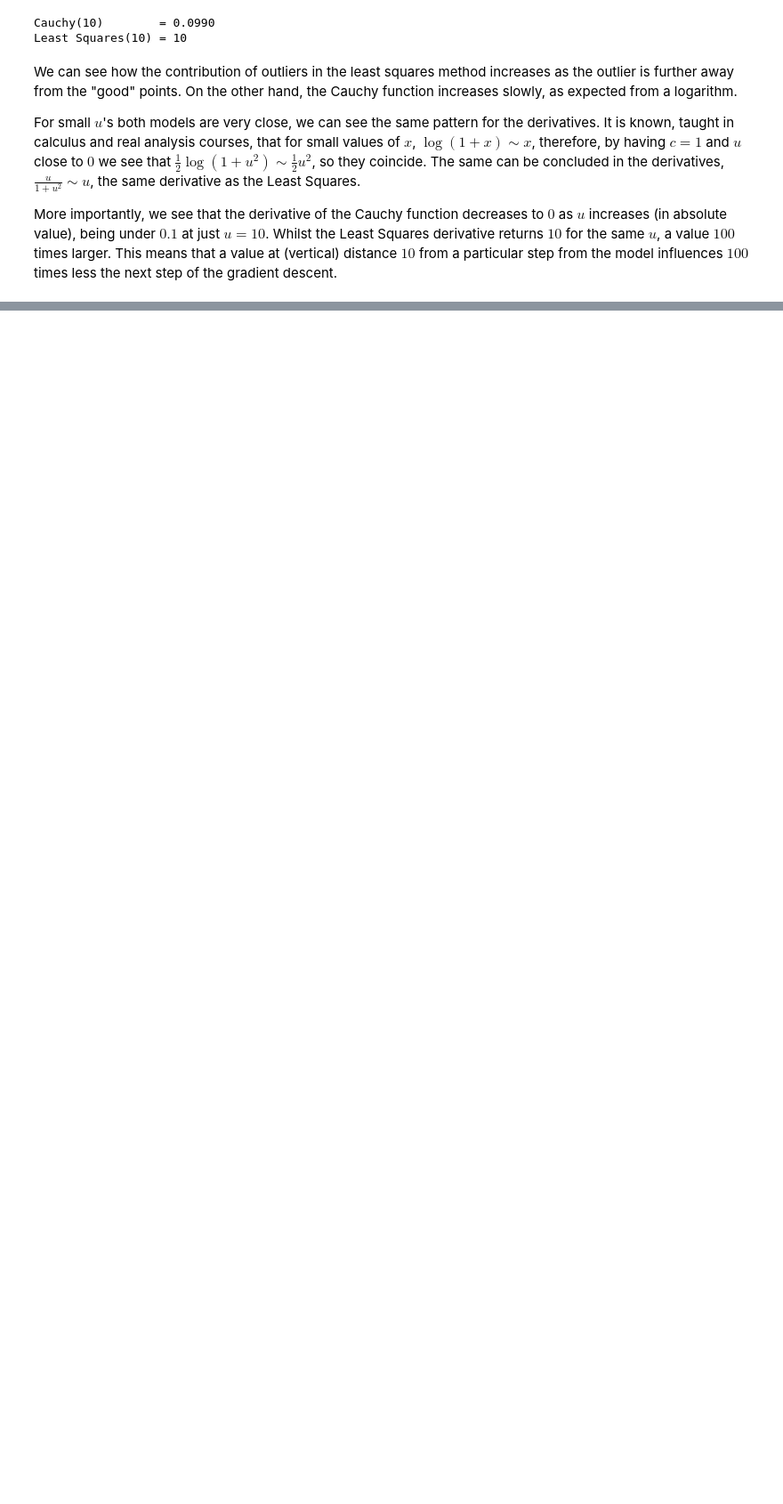
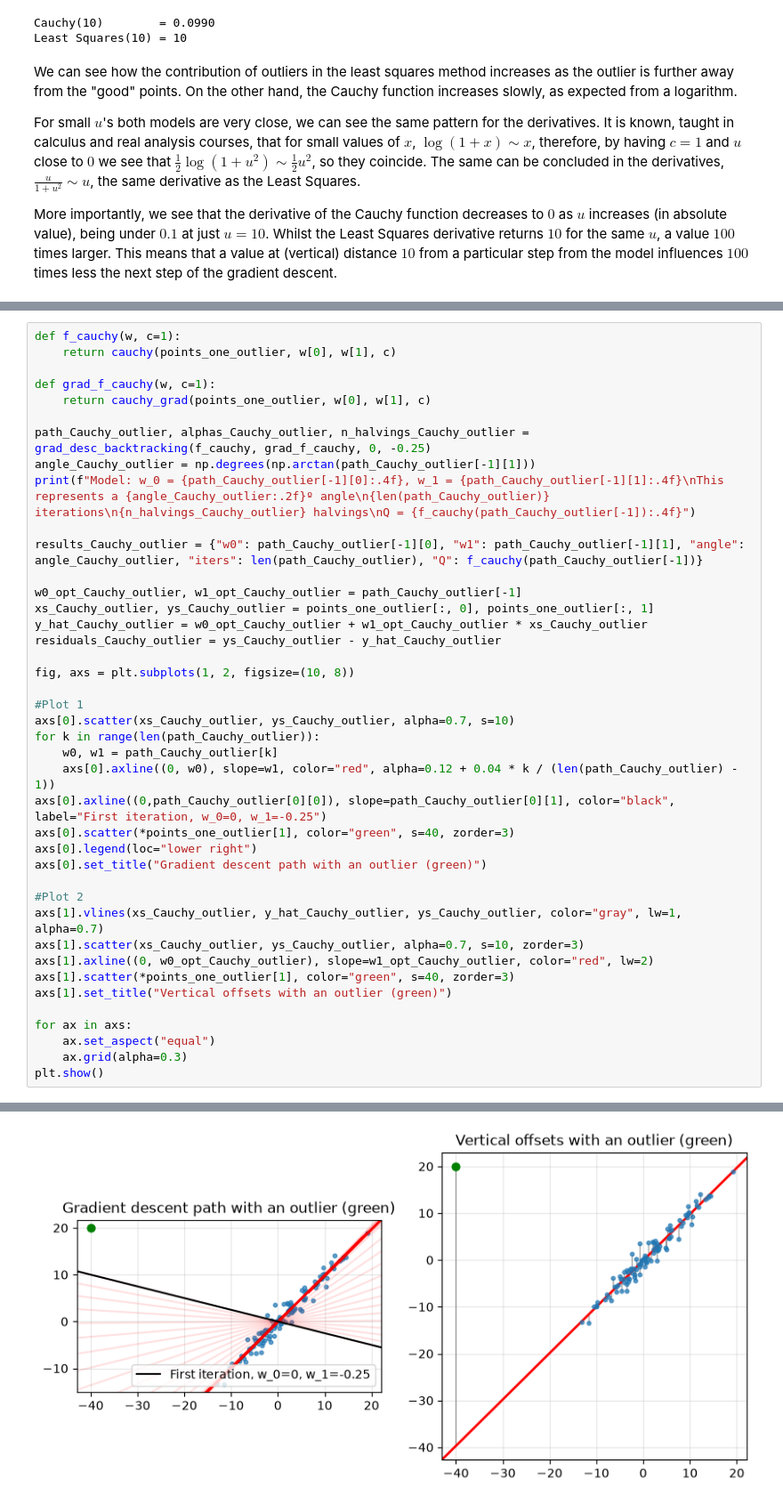
Before and after one commit to GCGCepi/Master_FPoDS, a Jupyter notebook: Optimization/Lab/Session 3/Session3.ipynb, the cells around one changed output, grey strips where cells are left out. Shown at 89% size. Drawn from its saved outputs; the diff is of its cells as text; blank space fills up the shorter version.

```diff
--- a/Optimization/Lab/Session 3/Session3.ipynb
+++ b/Optimization/Lab/Session 3/Session3.ipynb
@@ -405,0 +414,42 @@ Q = 45.8797
+# %%
+def f_cauchy(w, c=1):
+    return cauchy(points_one_outlier, w[0], w[1], c)
+
+def grad_f_cauchy(w, c=1):
+    return cauchy_grad(points_one_outlier, w[0], w[1], c)
+
+path_Cauchy_outlier, alphas_Cauchy_outlier, n_halvings_Cauchy_outlier = grad_desc_backtracking(f_cauchy, grad_f_cauchy, 0, -0.25)
+angle_Cauchy_outlier = np.degrees(np.arctan(path_Cauchy_outlier[-1][1]))
+print(f"Model: w_0 = {path_Cauchy_outlier[-1][0]:.4f}, w_1 = {path_Cauchy_outlier[-1][1]:.4f}\nThis represents a {angle_Cauchy_outlier:.2f}º angle\n{len(path_Cauchy_outlier)} iterations\n{n_halvings_Cauchy_outlier} halvings\nQ = {f_cauchy(path_Cauchy_outlier[-1]):.4f}")
+
+results_Cauchy_outlier = {"w0": path_Cauchy_outlier[-1][0], "w1": path_Cauchy_outlier[-1][1], "angle": angle_Cauchy_outlier, "iters": len(path_Cauchy_outlier), "Q": f_cauchy(path_Cauchy_outlier[-1])}
+
+w0_opt_Cauchy_outlier, w1_opt_Cauchy_outlier = path_Cauchy_outlier[-1]
+xs_Cauchy_outlier, ys_Cauchy_outlier = points_one_outlier[:, 0], points_one_outlier[:, 1]
+y_hat_Cauchy_outlier = w0_opt_Cauchy_outlier + w1_opt_Cauchy_outlier * xs_Cauchy_outlier
+residuals_Cauchy_outlier = ys_Cauchy_outlier - y_hat_Cauchy_outlier
+
+fig, axs = plt.subplots(1, 2, figsize=(10, 8))
+
+#Plot 1
+axs[0].scatter(xs_Cauchy_outlier, ys_Cauchy_outlier, alpha=0.7, s=10)
+for k in range(len(path_Cauchy_outlier)):
+    w0, w1 = path_Cauchy_outlier[k]
+    axs[0].axline((0, w0), slope=w1, color="red", alpha=0.12 + 0.04 * k / (len(path_Cauchy_outlier) - 1))
+axs[0].axline((0,path_Cauchy_outlier[0][0]), slope=path_Cauchy_outlier[0][1], color="black", label="First iteration, w_0=0, w_1=-0.25")
+axs[0].scatter(*points_one_outlier[1], color="green", s=40, zorder=3)
+axs[0].legend(loc="lower right")
+axs[0].set_title("Gradient descent path with an outlier (green)")
+
+#Plot 2
+axs[1].vlines(xs_Cauchy_outlier, y_hat_Cauchy_outlier, ys_Cauchy_outlier, color="gray", lw=1, alpha=0.7)
+axs[1].scatter(xs_Cauchy_outlier, ys_Cauchy_outlier, alpha=0.7, s=10, zorder=3)
+axs[1].axline((0, w0_opt_Cauchy_outlier), slope=w1_opt_Cauchy_outlier, color="red", lw=2)
+axs[1].scatter(*points_one_outlier[1], color="green", s=40, zorder=3)
+axs[1].set_title("Vertical offsets with an outlier (green)")
+
+for ax in axs:
+    ax.set_aspect("equal")
+    ax.grid(alpha=0.3)
+plt.show()
+# %% [output]
@@ -405,0 +461 @@ Q = 45.8797
+[figure, added]
```
Also changed, not shown: parts of 14 cells of this notebook.
